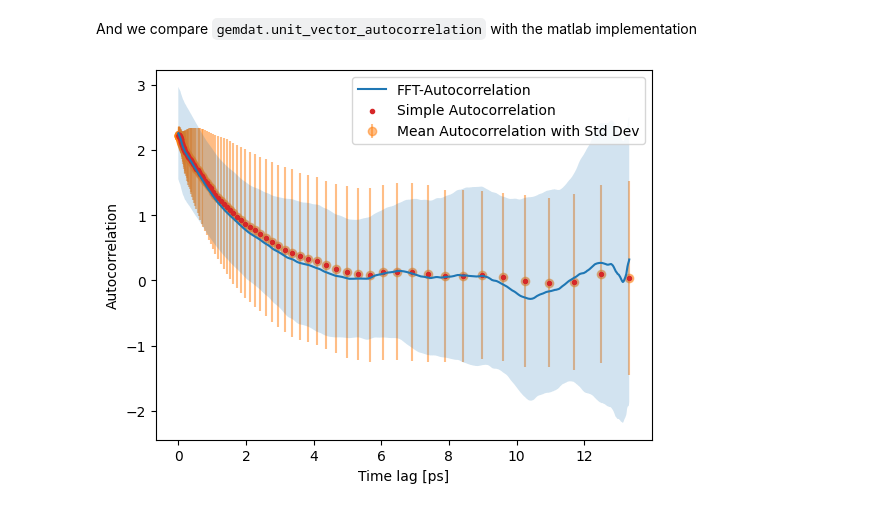
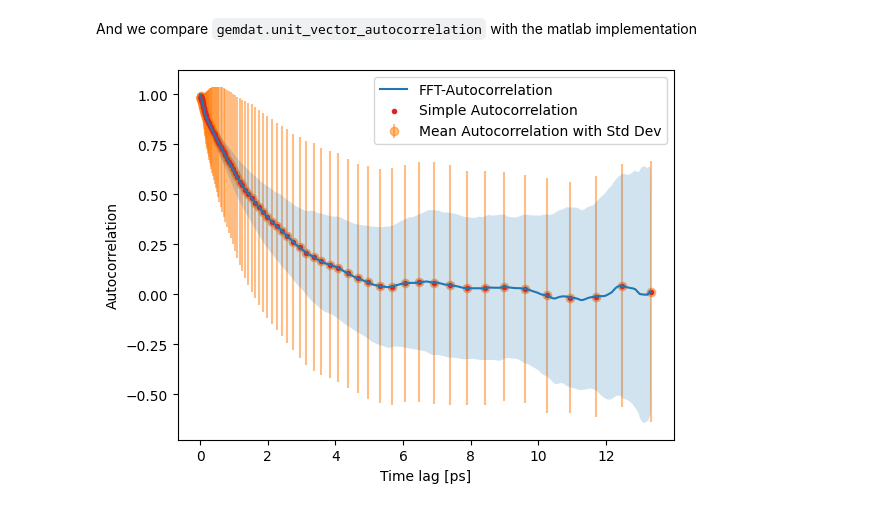
Before and after one commit to GEMDAT-repos/gemdat-notebooks, a Jupyter notebook: rotations.ipynb, the cells around one changed output. Cells and saved outputs as stored; diff of their text form; code cells hidden in the pictures.

Commit message:
Update rotations notebook

```diff
--- a/rotations.ipynb
+++ b/rotations.ipynb
@@ -59,12 +65,2 @@ norm_conv = rotational_traj.transform(['Normalize', 'Conventional'])
 # %% [markdown]
 It is also possible to set different primitive cells via `Orientations.prim_to_conv_matrix`:
-# %%
-rotational_traj.prim_to_conv_matrix = np.array([[1, 0, 0], [0, 1, 0], [0, 0, 1]])
-# and then you can apply them
-conv = rotational_traj.transform(['Conventional'])
-
-# Remember to set it to the correct value if you are exploring different options
-rotational_traj.prim_to_conv_matrix = np.array(
-            [[1 / np.sqrt(2), -1 / np.sqrt(6), 1 / np.sqrt(3)],
-             [1 / np.sqrt(2), 1 / np.sqrt(6), -1 / np.sqrt(3)],
-             [0, 2 / np.sqrt(6), 1 / np.sqrt(3)]])
@@ -75,5 +76,2 @@ symmetry = np.asarray([[ [ 0, 1, 0], [1, 0, 0] , [1, 0, 0]]])
 # %% [markdown]
 then you can get the trajectory symmetric under these operations
-# %%
-rotational_traj.set_symmetry_operations(explicit_sym=symmetry)
-traj_manual_sym =  rotational_traj.transform(['Symmetrize'])
@@ -80,5 +80,2 @@ traj_manual_sym =  rotational_traj.transform(['Symmetrize'])
 # %% [markdown]
 However, GEMDAT also provides a way to use symmetry group via [pymatgen](https://pymatgen.org/pymatgen.symmetry.html#pymatgen.symmetry.analyzer.PointGroupOperations), following the Hemann-Mauguin notation. For example here we select the Oh point group which is denoted as `m-3m`
-# %%
-rotational_traj.set_symmetry_operations(sym_group='m-3m')
-norm_sym =  rotational_traj.transform(['Symmetrize'])
@@ -127,7 +143,9 @@ fig1.show()
 # %%
 # Notice that the user can also calculate the autocorrelation function as follows
-from gemdat.rotations import autocorrelation
-autocorrelation, std = autocorrelation(rotational_traj.unit_vec_trajectory)
+traj = rotational_traj.normalize().conventional(prim_to_conv_matrix).symmetrize(sym_group='m-3m')
+
+from gemdat.rotations import mean_squared_angular_displacement
+autocorrelation = mean_squared_angular_displacement(traj.vectors)
 # %% [markdown]
 In this notebook, we want to compare the autocorrelation implemented in `GEMDAT` using FFT, with a direct implementation that was developed for a previous matlab code. For more details look [here](https://github.com/GEMDAT-repos/gemdat-notebooks/blob/main/msd.ipynb)
 
@@ -169,19 +187,19 @@ def autocorr_par(direct_cart, Npt=100):
 # %% [markdown]
 And we compare `gemdat.unit_vector_autocorrelation` with the matlab implementation
 # %%
-fig1 = plots.unit_vector_autocorrelation(orientations=rotational_traj)
+fig1 = plots.unit_vector_autocorrelation(orientations=traj)
 ax1 = plt.gca()
-x, y = simple_autocorr(rotational_traj.unit_vec_trajectory)
+x, y = simple_autocorr(traj.vectors)
 ax1.scatter(x, y, marker='.', color='tab:red', label='Simple Autocorrelation')
-x, y, y_std = autocorr_par(rotational_traj.unit_vec_trajectory)
+x, y, y_std = autocorr_par(traj.vectors)
 ax1.errorbar(x,
              y,
              zorder=-1,
              yerr=y_std,
              fmt='o',
              alpha=0.5,
              label='Mean Autocorrelation with Std Dev')
 ax1.legend()
 fig1.show()
 # %% [output]
-[figure, old version]
+[figure, new version]
```
Also changed, not shown: parts of 12 cells of this notebook.
